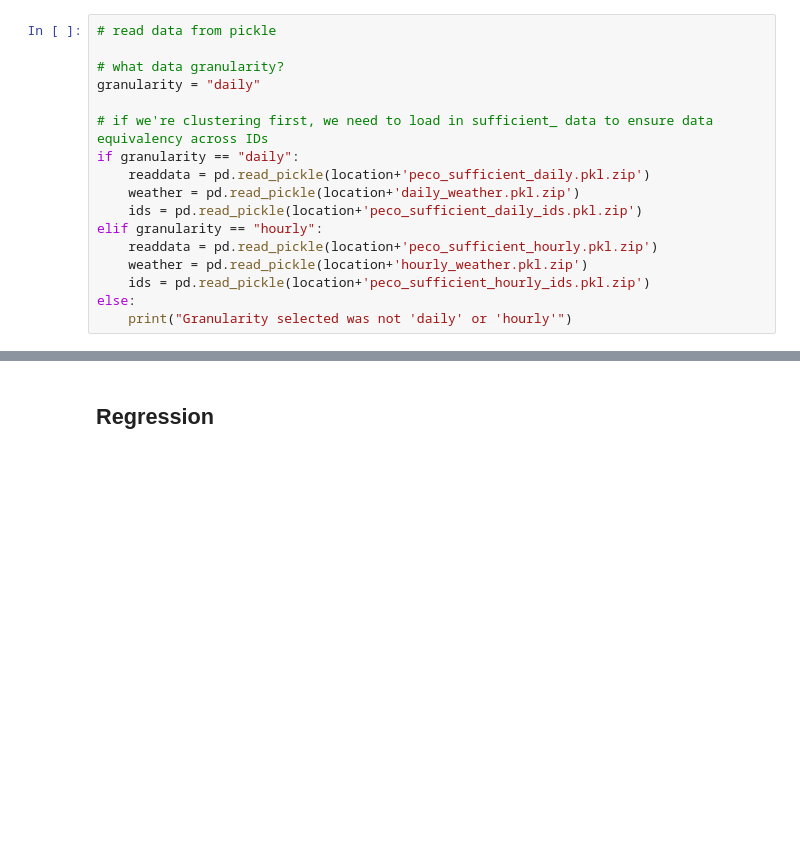
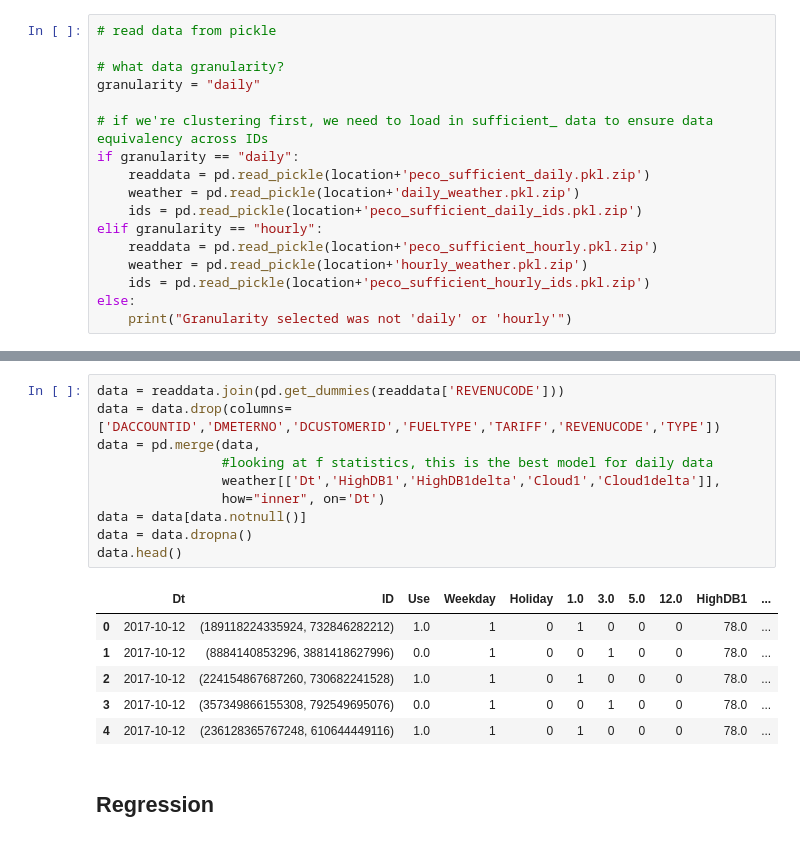
Before and after one commit to yz669/Capstone_2018Fall, a Jupyter notebook: Regression.ipynb, the cells around one changed output, grey strips where cells are left out. Cells and saved outputs as stored; diff of their text form; blank space fills up the shorter version.

```diff
--- a/Regression.ipynb
+++ b/Regression.ipynb
@@ -50,2 +38,19 @@ data.head()
+# %%
+data = readdata.join(pd.get_dummies(readdata['REVENUCODE']))
+data = data.drop(columns=['DACCOUNTID','DMETERNO','DCUSTOMERID','FUELTYPE','TARIFF','REVENUCODE','TYPE'])
+data = pd.merge(data,
+                #looking at f statistics, this is the best model for daily data
+                weather[['Dt','HighDB1','HighDB1delta','Cloud1','Cloud1delta']],
+                how="inner", on='Dt')
+data = data[data.notnull()]
+data = data.dropna()
+data.head()
+# %% [output]
+|  | Dt | ID | Use | Weekday | Holiday | 1.0 | 3.0 | 5.0 | 12.0 | HighDB1 | ... |
+| 0 | 2017-10-12 | (189118224335924, 732846282212) | 1.0 | 1 | 0 | 1 | 0 | 0 | 0 | 78.0 | ... |
+| 1 | 2017-10-12 | (8884140853296, 3881418627996) | 0.0 | 1 | 0 | 0 | 1 | 0 | 0 | 78.0 | ... |
+| 2 | 2017-10-12 | (224154867687260, 730682241528) | 1.0 | 1 | 0 | 1 | 0 | 0 | 0 | 78.0 | ... |
+| 3 | 2017-10-12 | (357349866155308, 792549695076) | 0.0 | 1 | 0 | 0 | 1 | 0 | 0 | 78.0 | ... |
+| 4 | 2017-10-12 | (236128365767248, 610644449116) | 1.0 | 1 | 0 | 1 | 0 | 0 | 0 | 78.0 | ... |
 # %% [markdown]
 ## Regression ##
```
Also changed, not shown: parts of 9 cells of this notebook.
